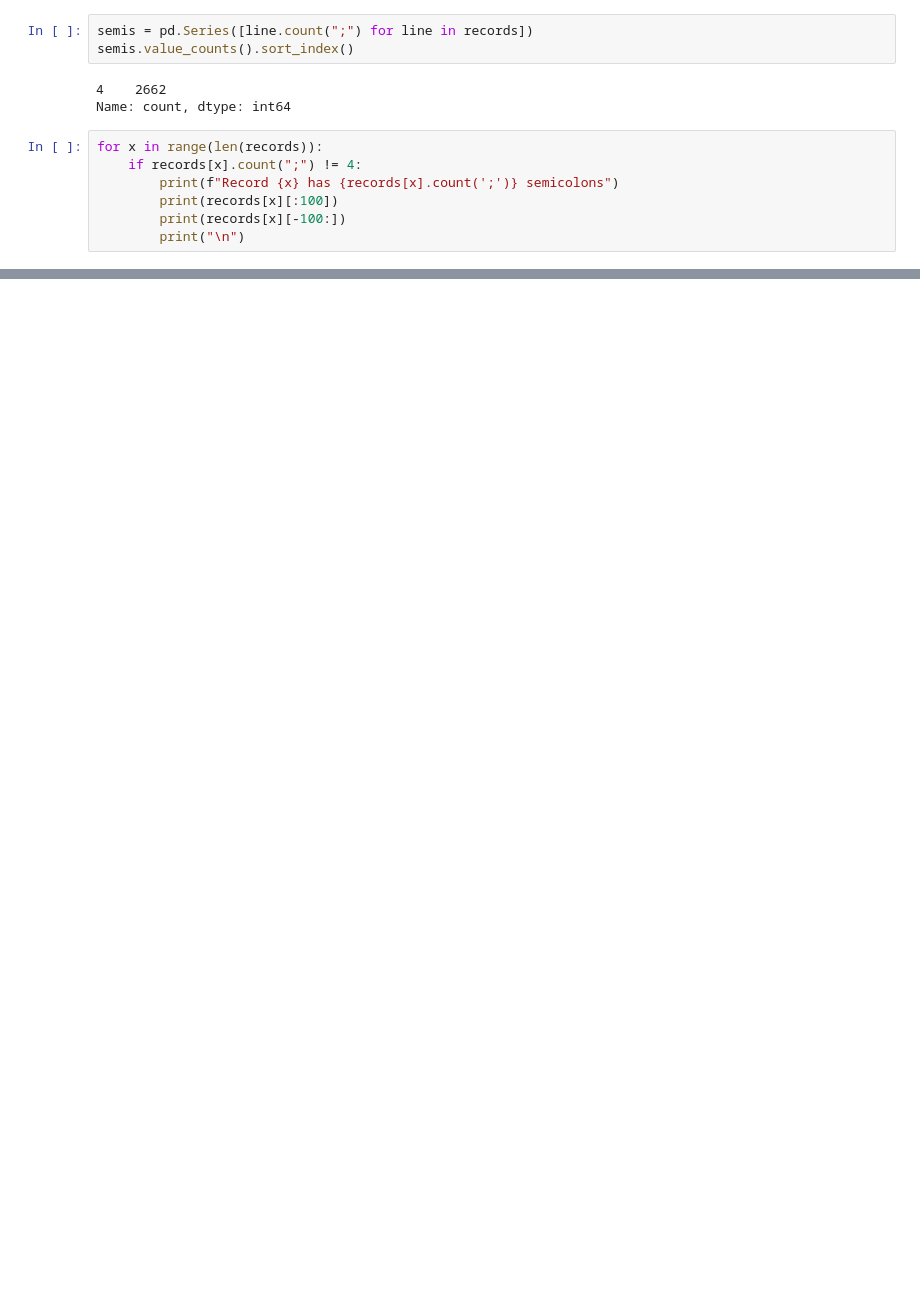
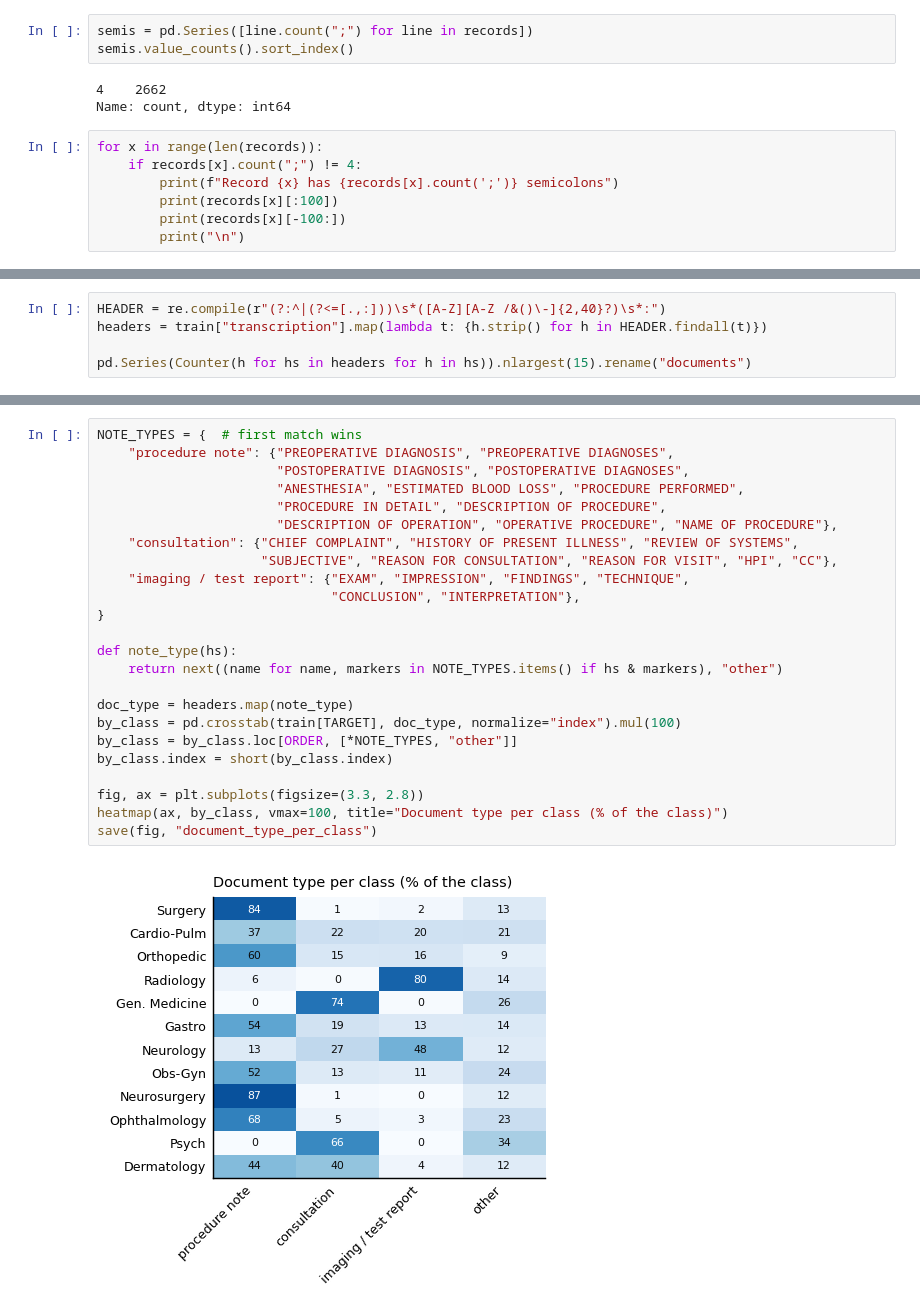
Before and after one commit to ArturKrys/clinical-specialty-classifier, a Jupyter notebook: Testing/Manual/01_data_analysis.ipynb, the cells around one changed output, grey strips where cells are left out. Saved outputs shown, nothing was run; the diff lists cells and outputs as text; blank space fills up the shorter version.

```diff
--- a/Testing/Manual/01_data_analysis.ipynb
+++ b/Testing/Manual/01_data_analysis.ipynb
@@ -242,0 +529,5 @@ Dimensão: (2662, 5)
+# %%
+HEADER = re.compile(r"(?:^|(?<=[.,:]))\s*([A-Z][A-Z /&()\-]{2,40}?)\s*:")
+headers = train["transcription"].map(lambda t: {h.strip() for h in HEADER.findall(t)})
+
+pd.Series(Counter(h for hs in headers for h in hs)).nlargest(15).rename("documents")
@@ -242,0 +551,26 @@ Dimensão: (2662, 5)
+# %%
+NOTE_TYPES = {  # first match wins
+    "procedure note": {"PREOPERATIVE DIAGNOSIS", "PREOPERATIVE DIAGNOSES",
+                       "POSTOPERATIVE DIAGNOSIS", "POSTOPERATIVE DIAGNOSES",
+                       "ANESTHESIA", "ESTIMATED BLOOD LOSS", "PROCEDURE PERFORMED",
+                       "PROCEDURE IN DETAIL", "DESCRIPTION OF PROCEDURE",
+                       "DESCRIPTION OF OPERATION", "OPERATIVE PROCEDURE", "NAME OF PROCEDURE"},
+    "consultation": {"CHIEF COMPLAINT", "HISTORY OF PRESENT ILLNESS", "REVIEW OF SYSTEMS",
+                     "SUBJECTIVE", "REASON FOR CONSULTATION", "REASON FOR VISIT", "HPI", "CC"},
+    "imaging / test report": {"EXAM", "IMPRESSION", "FINDINGS", "TECHNIQUE",
+                              "CONCLUSION", "INTERPRETATION"},
+}
+
+def note_type(hs):
+    return next((name for name, markers in NOTE_TYPES.items() if hs & markers), "other")
+
+doc_type = headers.map(note_type)
+by_class = pd.crosstab(train[TARGET], doc_type, normalize="index").mul(100)
+by_class = by_class.loc[ORDER, [*NOTE_TYPES, "other"]]
+by_class.index = short(by_class.index)
+
+fig, ax = plt.subplots(figsize=(3.3, 2.8))
+heatmap(ax, by_class, vmax=100, title="Document type per class (% of the class)")
+save(fig, "document_type_per_class")
+# %% [output]
+[figure, added]
```
Also changed, not shown: parts of 70 cells of this notebook, 7 other files.
